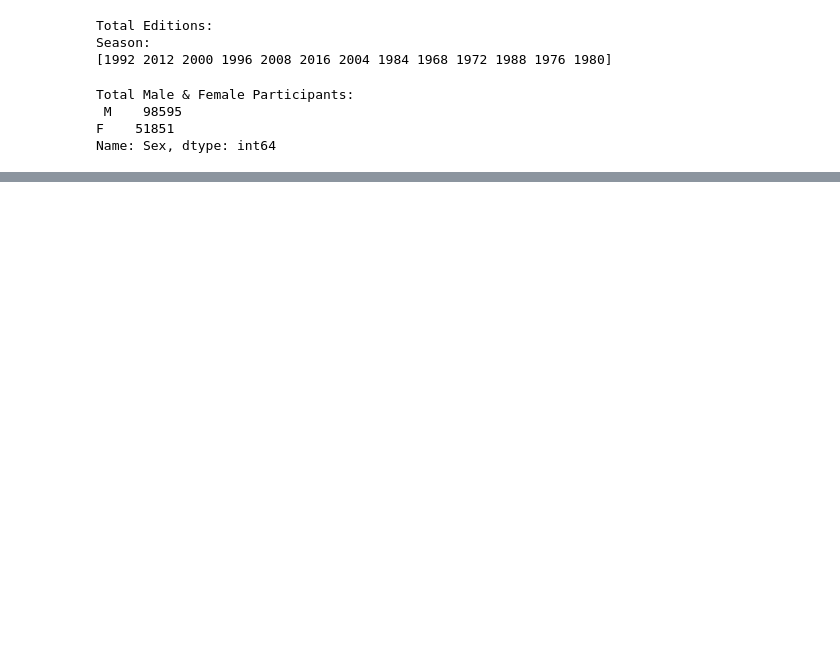
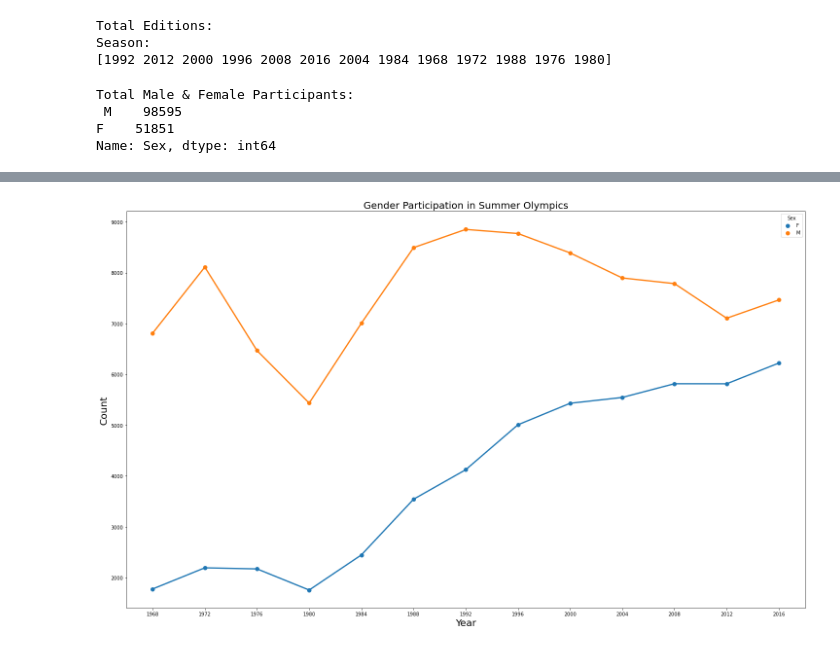
Before and after one commit to ColmRy/UCDPAColm-Ryan, a Jupyter notebook: MyProject.ipynb, the cells around one changed output, grey strips where cells are left out. Drawn from its saved outputs; the diff is of its cells as text; code cells hidden in the pictures; blank space fills up the shorter version.

Commit message:
Analysing Gender participation

```diff
--- a/MyProject.ipynb
+++ b/MyProject.ipynb
@@ -234,0 +292,4 @@ Name: Sex, dtype: int64
+# %%
+# Gender numbers
+sex_cnt= olympics_final.groupby(['Year','Sex']).size().reset_index(name='Count')
+sex_cnt.head()
@@ -234,0 +303,13 @@ Name: Sex, dtype: int64
+# %%
+# DEvelopment of sex breakdown over the time period
+plt.rcParams["axes.labelsize"] = 20
+f, ax_s= plt.subplots(figsize=(25,15))
+#sns.set_context("notebook", font_scale=0.5, rc={"font.size":8,"axes.labelsize":5})
+
+ax_s.set_title("Gender Participation in Summer Olympics",fontsize=20)
+
+sns.pointplot(x="Year", y="Count", hue="Sex", data=sex_cnt, ax= ax_s)
+plt.savefig('Gender_participation')
+plt.show()
+# %% [output]
+[figure, added]
```
Also changed, not shown: parts of 7 cells of this notebook.
